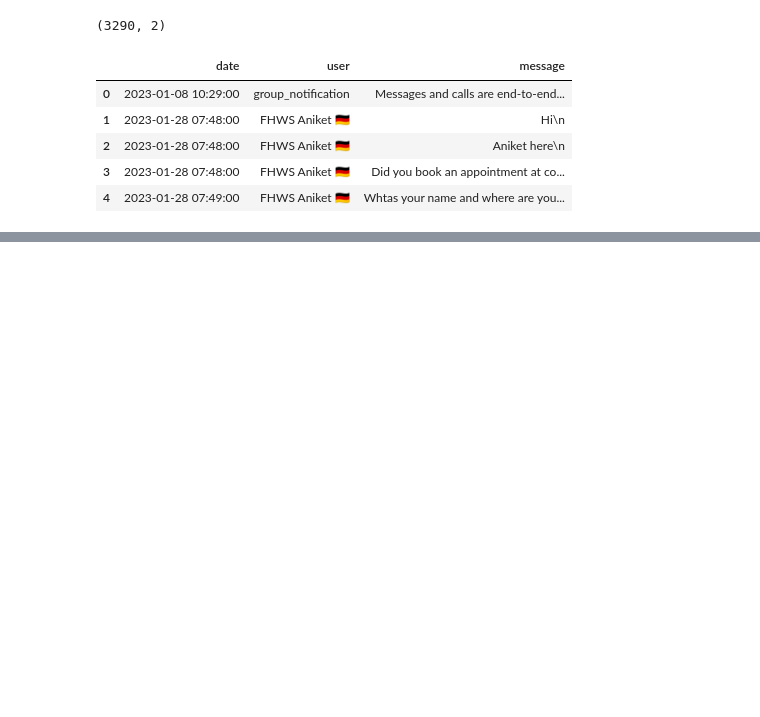
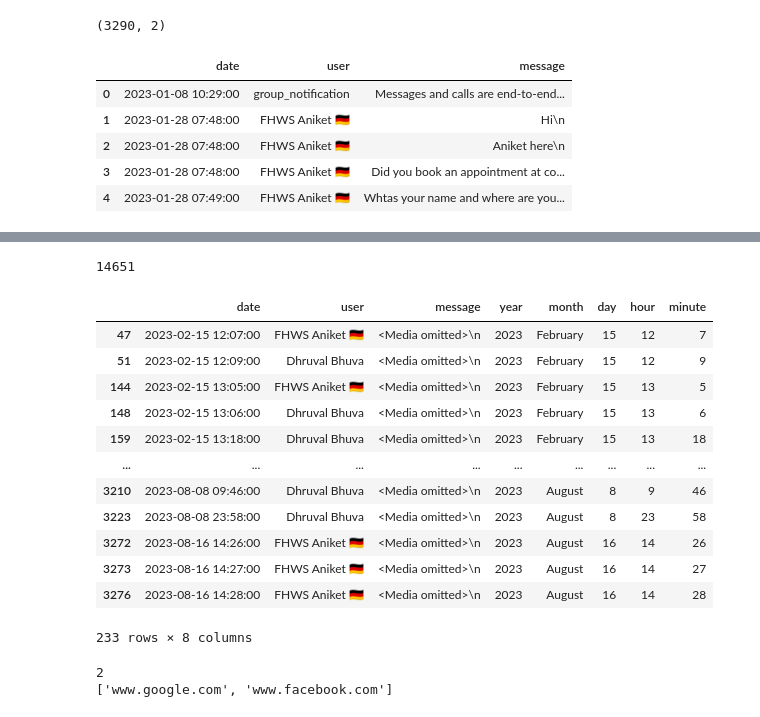
Before and after one commit to DhruvalBhuva/WS-chat-analyzer, a Jupyter notebook: notbook.ipynb, the cells around one changed output, grey strips where cells are left out. Drawn from its saved outputs; the diff is of its cells as text; code cells hidden in the pictures; blank space fills up the shorter version.

```diff
--- a/notbook.ipynb
+++ b/notbook.ipynb
@@ -78,3 +96,39 @@ df.head()
 | 2 | 2023-01-28 07:48:00 | FHWS Aniket 🇩🇪 | Aniket here\n | 2023 | January | 28 | 7 | 48 |
 | 3 | 2023-01-28 07:48:00 | FHWS Aniket 🇩🇪 | Did you book an appointment at co... | 2023 | January | 28 | 7 | 48 |
 | 4 | 2023-01-28 07:49:00 | FHWS Aniket 🇩🇪 | Whtas your name and where are you... | 2023 | January | 28 | 7 | 49 |
+# %%
+words = []
+for message in df["message"]:
+    words.extend(message.split())
+len(words)
+# %% [output]
+14651
+# %%
+# Get number of media
+df[df["message"] == "<Media omitted>\n"]
+# %% [output]
+|  | date | user | message | year | month | day | hour | minute |
+| 47 | 2023-02-15 12:07:00 | FHWS Aniket 🇩🇪 | <Media omitted>\n | 2023 | February | 15 | 12 | 7 |
+| 51 | 2023-02-15 12:09:00 | Dhruval Bhuva | <Media omitted>\n | 2023 | February | 15 | 12 | 9 |
+| 144 | 2023-02-15 13:05:00 | FHWS Aniket 🇩🇪 | <Media omitted>\n | 2023 | February | 15 | 13 | 5 |
+| 148 | 2023-02-15 13:06:00 | Dhruval Bhuva | <Media omitted>\n | 2023 | February | 15 | 13 | 6 |
+| 159 | 2023-02-15 13:18:00 | Dhruval Bhuva | <Media omitted>\n | 2023 | February | 15 | 13 | 18 |
+| ... | ... | ... | ... | ... | ... | ... | ... | ... |
+| 3210 | 2023-08-08 09:46:00 | Dhruval Bhuva | <Media omitted>\n | 2023 | August | 8 | 9 | 46 |
+| 3223 | 2023-08-08 23:58:00 | Dhruval Bhuva | <Media omitted>\n | 2023 | August | 8 | 23 | 58 |
+| 3272 | 2023-08-16 14:26:00 | FHWS Aniket 🇩🇪 | <Media omitted>\n | 2023 | August | 16 | 14 | 26 |
+| 3273 | 2023-08-16 14:27:00 | FHWS Aniket 🇩🇪 | <Media omitted>\n | 2023 | August | 16 | 14 | 27 |
+| 3276 | 2023-08-16 14:28:00 | FHWS Aniket 🇩🇪 | <Media omitted>\n | 2023 | August | 16 | 14 | 28 |
+233 rows × 8 columns
+# %%
+# Get number of link
+
+from urlextract import URLExtract
+extractor = URLExtract()
+urls = extractor.find_urls(
+    "This consists of link www.google.com and www.facebook.com")
+print(len(urls))
+print(urls)
+# %% [output]
+2
+['www.google.com', 'www.facebook.com']
```
Also changed, not shown: parts of 4 cells of this notebook.
